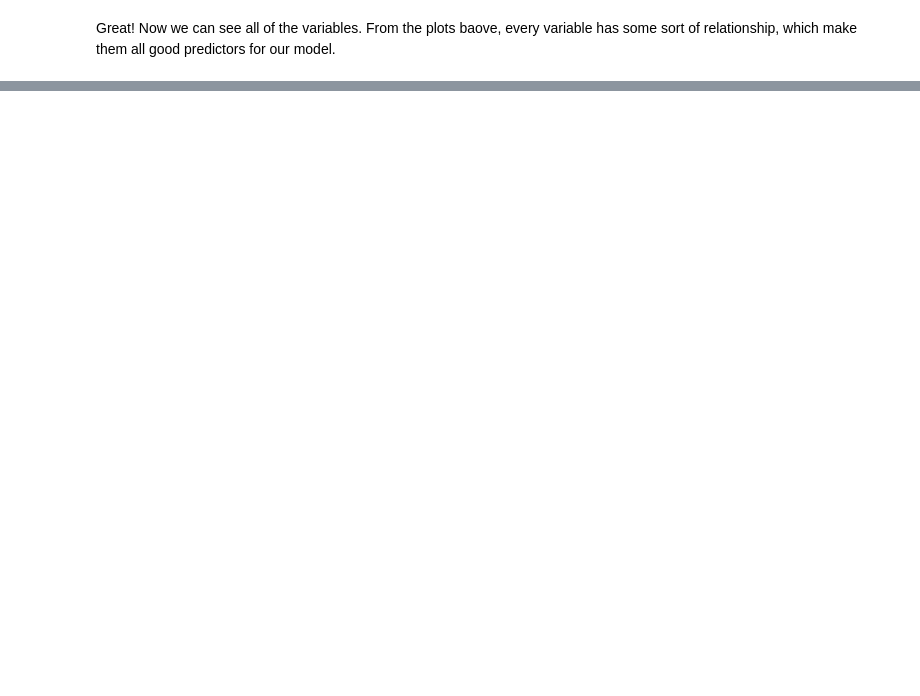
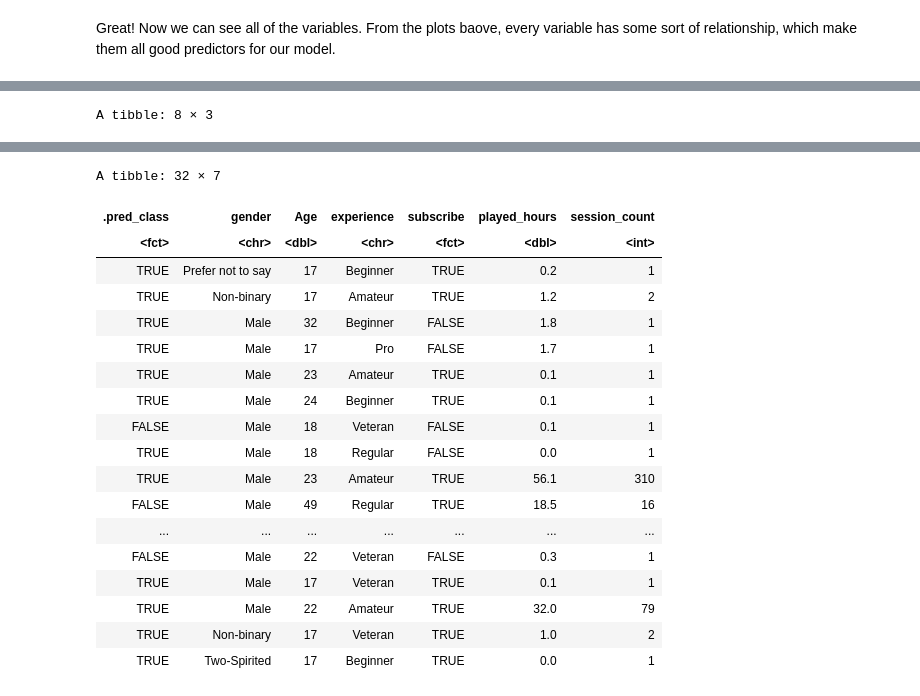
Before and after one commit to ISUBC/dsci100_project, a Jupyter notebook: project_report.ipynb, the cells around one changed output, grey strips where cells are left out. Drawn from its saved outputs; the diff is of its cells as text; code cells hidden in the pictures; blank space fills up the shorter version.

```diff
--- a/project_report.ipynb
+++ b/project_report.ipynb
@@ -232,0 +166,56 @@ A tibble: 1 × 7
+# %%
+set.seed(123)
+
+final_data <- final_data |>
+    mutate(subscribe = as.factor(subscribe))
+
+data_split <- initial_split(final_data, prop = 0.75, strata = subscribe)
+train_data <- training(data_split)
+test_data <- testing(data_split)
+
+newsletter_recipe <-
+  recipe(subscribe ~ Age + experience + played_hours + session_count, gender, data = train_data)
+
+knn_model <-
+  nearest_neighbor(neighbors = tune()) |>
+  set_engine("kknn") |>
+  set_mode("classification")
+
+data_folds <- vfold_cv(train_data, v = 5, strata = subscribe)
+
+knn_workflow <-
+  workflow() |>
+  add_recipe(newsletter_recipe) |>
+  add_model(knn_model)
+
+knn_grid <- tibble(neighbors = seq(from = 1, to = 20, by = 1))
+
+knn_tune_results <-
+  knn_workflow |>
+  tune_grid(resamples = data_folds, grid = knn_grid) |>
+    collect_metrics()
+
+accuracy_results <- knn_tune_results |>
+    select(.metric, neighbors, mean) |>
+    filter(.metric == "accuracy") |>
+    slice_max(mean, n = 1)
+accuracy_results
+
+#------------
+
+knn_model_final <- nearest_neighbor(neighbors = 12) |>
+  set_engine("kknn") |>
+  set_mode("classification")
+
+knn_workflow_final <- workflow() |>
+    add_recipe(newsletter_recipe) |>
+    add_model(knn_model_final)
+
+
+knn_fit_final <- knn_workflow_final |>
+    fit(data = train_data)
+
+test_data_predictions <- predict(knn_fit_final, test_data) |>
+  bind_cols(test_data)
+test_data_predictions
+# %% [output]
@@ -232,0 +232 @@ A tibble: 1 × 7
+A tibble: 8 × 3
@@ -232,0 +243,19 @@ A tibble: 1 × 7
+A tibble: 32 × 7
+| .pred_class | gender | Age | experience | subscribe | played_hours | session_count |
+| <fct> | <chr> | <dbl> | <chr> | <fct> | <dbl> | <int> |
+| TRUE | Prefer not to say | 17 | Beginner | TRUE | 0.2 | 1 |
+| TRUE | Non-binary | 17 | Amateur | TRUE | 1.2 | 2 |
+| TRUE | Male | 32 | Beginner | FALSE | 1.8 | 1 |
+| TRUE | Male | 17 | Pro | FALSE | 1.7 | 1 |
+| TRUE | Male | 23 | Amateur | TRUE | 0.1 | 1 |
+| TRUE | Male | 24 | Beginner | TRUE | 0.1 | 1 |
+| FALSE | Male | 18 | Veteran | FALSE | 0.1 | 1 |
+| TRUE | Male | 18 | Regular | FALSE | 0.0 | 1 |
+| TRUE | Male | 23 | Amateur | TRUE | 56.1 | 310 |
+| FALSE | Male | 49 | Regular | TRUE | 18.5 | 16 |
+| ... | ... | ... | ... | ... | ... | ... |
+| FALSE | Male | 22 | Veteran | FALSE | 0.3 | 1 |
+| TRUE | Male | 17 | Veteran | TRUE | 0.1 | 1 |
+| TRUE | Male | 22 | Amateur | TRUE | 32.0 | 79 |
+| TRUE | Non-binary | 17 | Veteran | TRUE | 1.0 | 2 |
+| TRUE | Two-Spirited | 17 | Beginner | TRUE | 0.0 | 1 |
```
Also changed, not shown: parts of 7 cells of this notebook.
